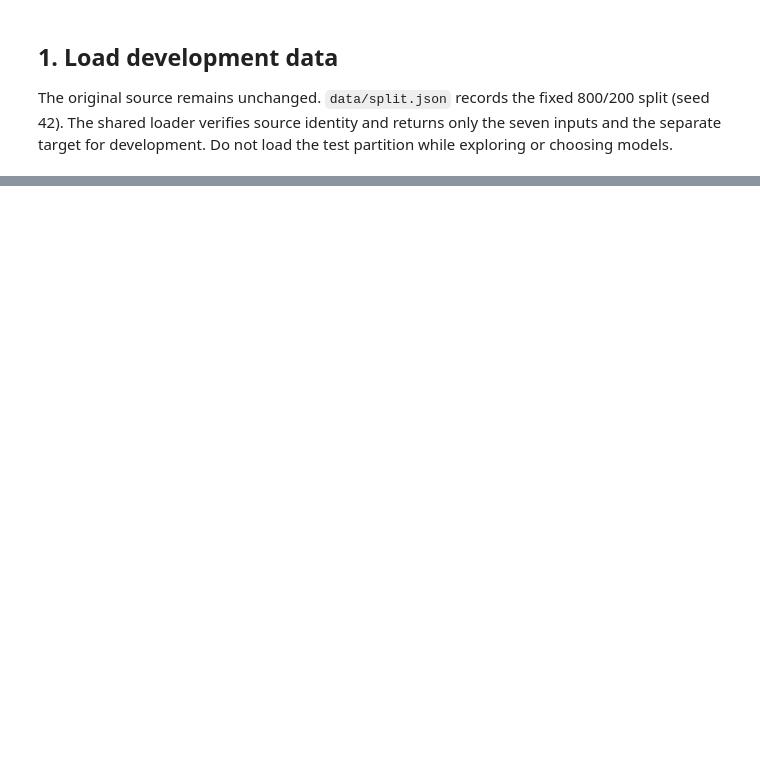
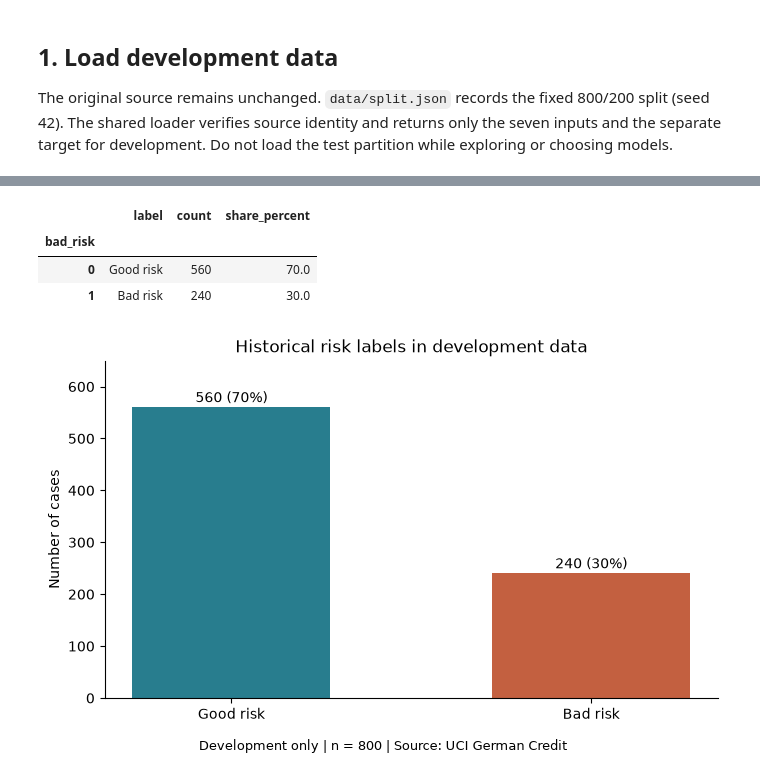
Before and after one commit to Nicolai32x/credit-scoring-ai, a Jupyter notebook: notebooks/01_exploration.ipynb, the cells around one changed output, grey strips where cells are left out. Drawn from its saved outputs; the diff is of its cells as text; code cells hidden in the pictures; blank space fills up the shorter version.

Commit message:
Explore development data with documented figures and descriptive findings

```diff
--- a/notebooks/01_exploration.ipynb
+++ b/notebooks/01_exploration.ipynb
@@ -39,0 +157,24 @@ Record findings, possible biases, limitations and planned preprocessing based on
+# %%
+class_counts = y_development.value_counts().reindex([0, 1])
+class_summary = pd.DataFrame({
+    "label": ["Good risk", "Bad risk"],
+    "count": class_counts.to_numpy(),
+    "share_percent": class_counts.to_numpy() / len(development) * 100,
+}, index=pd.Index([0, 1], name=TARGET))
+display(class_summary)
+fig, ax = plt.subplots(figsize=(7, 4.3))
+bars = ax.bar(class_summary["label"], class_summary["count"], color=[GOOD_COLOR, BAD_COLOR], width=0.55)
+for bar, count in zip(bars, class_summary["count"]):
+    ax.text(bar.get_x() + bar.get_width()/2, count + 10,
+            f"{count} ({count/len(development):.0%})", ha="center")
+ax.set(title="Historical risk labels in development data", ylabel="Number of cases", ylim=(0, 650))
+fig.text(0.5, 0.01, "Development only | n = 800 | Source: UCI German Credit", ha="center", fontsize=9)
+fig.tight_layout(rect=(0, 0.04, 1, 1))
+save_figure(fig, "development_class_balance.png")
+plt.show()
+# %% [output]
+|  | label | count | share_percent |
+| bad_risk |  |  |  |
+| 0 | Good risk | 560 | 70.0 |
+| 1 | Bad risk | 240 | 30.0 |
+[figure, added]
```
Also changed, not shown: parts of 22 cells of this notebook, 12 other files.
